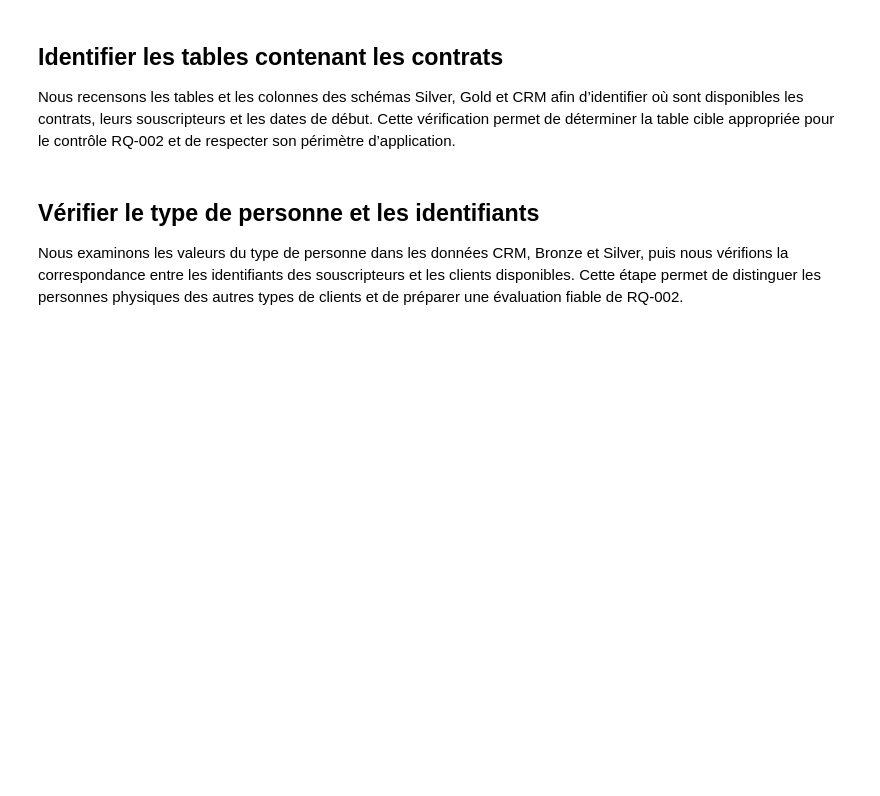
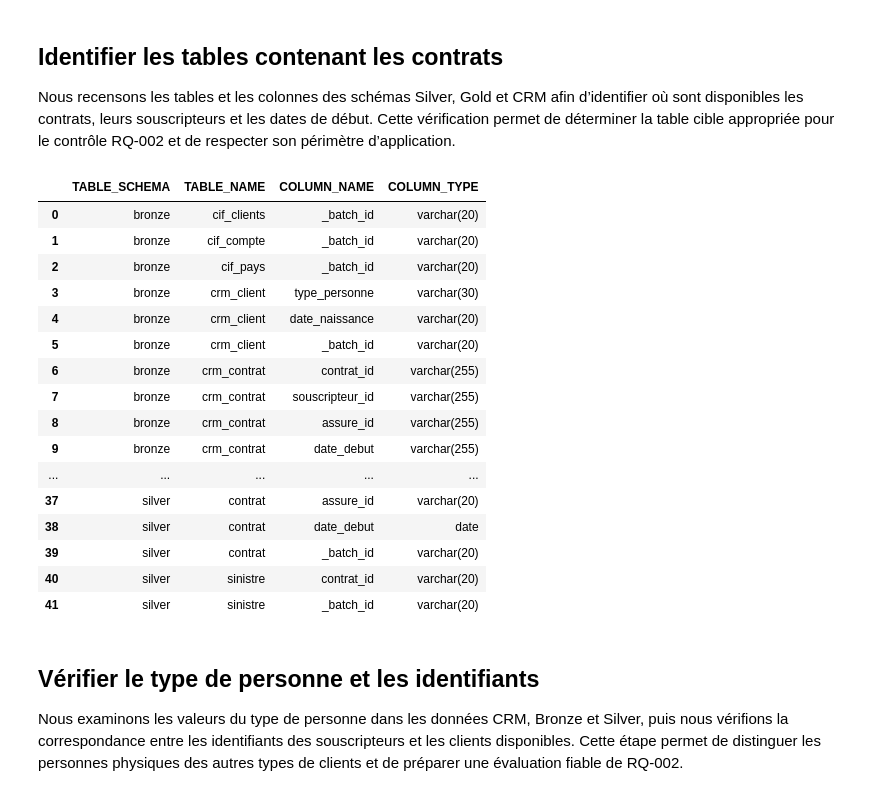
Before and after one commit to ruthabebeneg/td-qualite-g02, a Jupyter notebook: notebooks/S2_g02.ipynb, the cells around one changed output. Saved outputs shown, nothing was run; the diff lists cells and outputs as text; code cells hidden in the pictures; blank space fills up the shorter version.

```diff
--- a/notebooks/S2_g02.ipynb
+++ b/notebooks/S2_g02.ipynb
@@ -5,34 +5,26 @@ Nous importons les bibliothèques nécessaires à l’analyse de qualité, défi
 
 Cette préparation permet aux cellules suivantes d’interroger les données de Bronze et d’effectuer les contrôles de qualité sans modifier les données sources.
 # %%
-import os
+import os, re, json
+from pathlib import Path
 import pandas as pd
 from sqlalchemy import create_engine, text
-
 BATCH = os.getenv("DQ_BATCH", "L-2026-10-01")
-
-READER = create_engine(
-    "mysql+pymysql://reader:reader@mariadb:3306"
-)
-
-WRITER = create_engine(
-    "mysql+pymysql://root:root@mariadb:3306"
-)
-
-if os.getenv("DQ_DATABASE_URL"):
-    READER.dispose()
-    WRITER.dispose()
-    READER = create_engine(os.environ["DQ_DATABASE_URL"])
-    WRITER = create_engine(os.environ["DQ_DATABASE_URL"])
-
+DATE_COMPARAISON = pd.Timestamp(os.getenv("DQ_COMPARISON_DATE", BATCH.removeprefix("L-"))).normalize()
+READER = create_engine(os.getenv("DQ_DATABASE_URL", "mysql+pymysql://reader:reader@mariadb:3306"))
+WRITER = create_engine(os.getenv("DQ_WRITE_DATABASE_URL", "mysql+pymysql://root:root@mariadb:3306"))
+def identifier(value, name):
+    if not re.fullmatch(r"[A-Za-z_][A-Za-z0-9_]*", value):
+        raise ValueError(f"{name} doit être un identifiant SQL simple")
+    return value
+SCHEMA = identifier(os.getenv("DQ_SCHEMA", "bronze"), "DQ_SCHEMA")
+HISTORY_SCHEMA = identifier(os.getenv("DQ_HISTORY_SCHEMA", "dq"), "DQ_HISTORY_SCHEMA")
+TABLE_CLIENT = identifier(os.getenv("DQ_TABLE_CLIENT", "crm_client"), "DQ_TABLE_CLIENT")
+TABLE_CONTRAT = identifier(os.getenv("DQ_TABLE_CONTRAT", "crm_contrat"), "DQ_TABLE_CONTRAT")
+ROOT = next(p for p in (Path.cwd(), *Path.cwd().parents) if (p / "pipelines/s5_engineering.py").is_file())
 def query(sql, moteur=READER, **params):
     with moteur.connect() as cx:
-        return pd.read_sql(
-            text(sql),
-            cx,
-            params=params,
-            coerce_float=False
-        )
+        return pd.read_sql(text(sql), cx, params=params, coerce_float=False)
 # %% [markdown]
 ## Vérifier la disponibilité des dates de naissance
 
@@ -411,30 +554,48 @@ Nous recensons les tables et les colonnes des schémas Silver, Gold et CRM afin
 # %%
 # %% Bloc 13 — Identifier les tables contenant les contrats
 
 tables_metier = query("""
     SELECT
         TABLE_SCHEMA,
         TABLE_NAME,
         COLUMN_NAME,
         COLUMN_TYPE
     FROM information_schema.COLUMNS
-    WHERE TABLE_SCHEMA IN ('bronze', 'silver', 'gold', 'crm')
+    WHERE TABLE_SCHEMA IN (:schema_source, 'silver', 'gold', 'crm')
       AND (
           COLUMN_NAME IN (
               'contrat_id',
               'souscripteur_id',
               'assure_id',
               'date_debut',
               'date_naissance',
               'type_personne',
               'cli_id',
               '_batch_id'
           )
       )
     ORDER BY TABLE_SCHEMA, TABLE_NAME, ORDINAL_POSITION
-""", WRITER)
+""", WRITER, schema_source=SCHEMA)
 
 display(tables_metier)
+# %% [output]
+|  | TABLE_SCHEMA | TABLE_NAME | COLUMN_NAME | COLUMN_TYPE |
+| 0 | bronze | cif_clients | _batch_id | varchar(20) |
+| 1 | bronze | cif_compte | _batch_id | varchar(20) |
+| 2 | bronze | cif_pays | _batch_id | varchar(20) |
+| 3 | bronze | crm_client | type_personne | varchar(30) |
+| 4 | bronze | crm_client | date_naissance | varchar(20) |
+| 5 | bronze | crm_client | _batch_id | varchar(20) |
+| 6 | bronze | crm_contrat | contrat_id | varchar(255) |
+| 7 | bronze | crm_contrat | souscripteur_id | varchar(255) |
+| 8 | bronze | crm_contrat | assure_id | varchar(255) |
+| 9 | bronze | crm_contrat | date_debut | varchar(255) |
+| ... | ... | ... | ... | ... |
+| 37 | silver | contrat | assure_id | varchar(20) |
+| 38 | silver | contrat | date_debut | date |
+| 39 | silver | contrat | _batch_id | varchar(20) |
+| 40 | silver | sinistre | contrat_id | varchar(20) |
+| 41 | silver | sinistre | _batch_id | varchar(20) |
 # %% [markdown]
 ## Vérifier le type de personne et les identifiants
 
```
Also changed, not shown: parts of 21 cells of this notebook, 55 other files.
